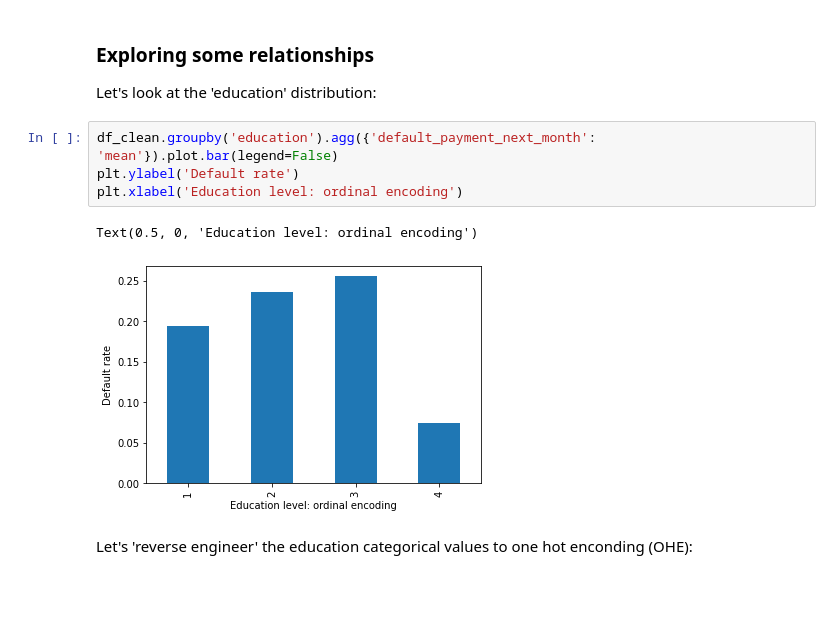
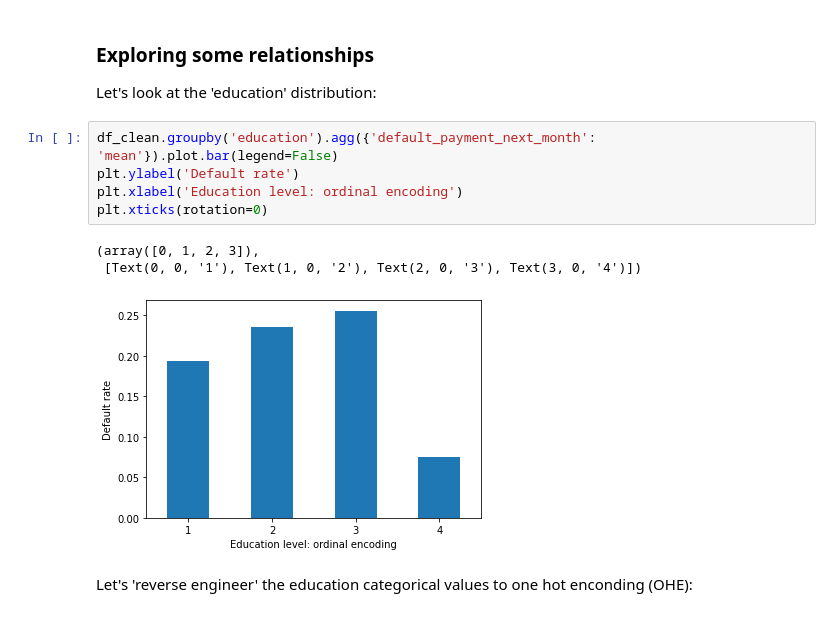
Before and after one commit to jeantardelli/data-science, a Jupyter notebook: loading-and-examining-data.ipynb, the cells around one changed output. Saved outputs shown, nothing was run; the diff lists cells and outputs as text; blank space fills up the shorter version.

```diff
--- a/loading-and-examining-data.ipynb
+++ b/loading-and-examining-data.ipynb
@@ -389,10 +389,12 @@ Let's look at the 'education' distribution:
 # %%
 df_clean.groupby('education').agg({'default_payment_next_month': 'mean'}).plot.bar(legend=False)
 plt.ylabel('Default rate')
 plt.xlabel('Education level: ordinal encoding')
+plt.xticks(rotation=0)
 # %% [output]
-Text(0.5, 0, 'Education level: ordinal encoding')
+(array([0, 1, 2, 3]),
+ [Text(0, 0, '1'), Text(1, 0, '2'), Text(2, 0, '3'), Text(3, 0, '4')])
-[figure, old version]
+[figure, new version]
 # %% [markdown]
 Let's 'reverse engineer' the education categorical values to one hot enconding (OHE):
 # %%
```
Also changed, not shown: parts of 6 cells of this notebook.
